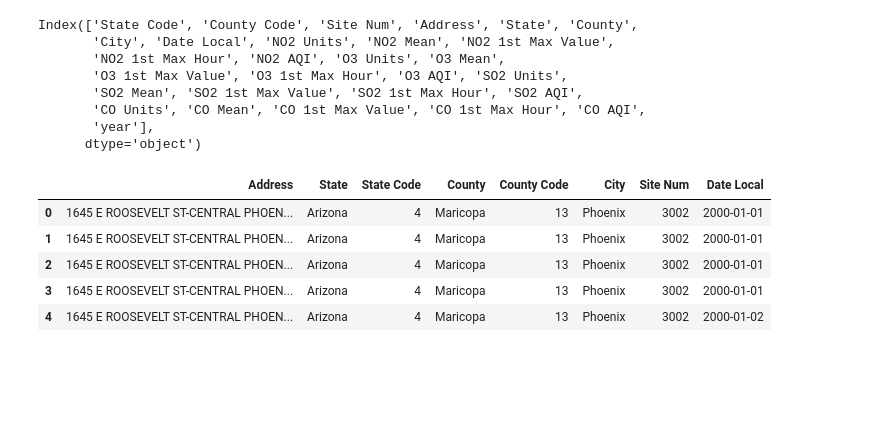
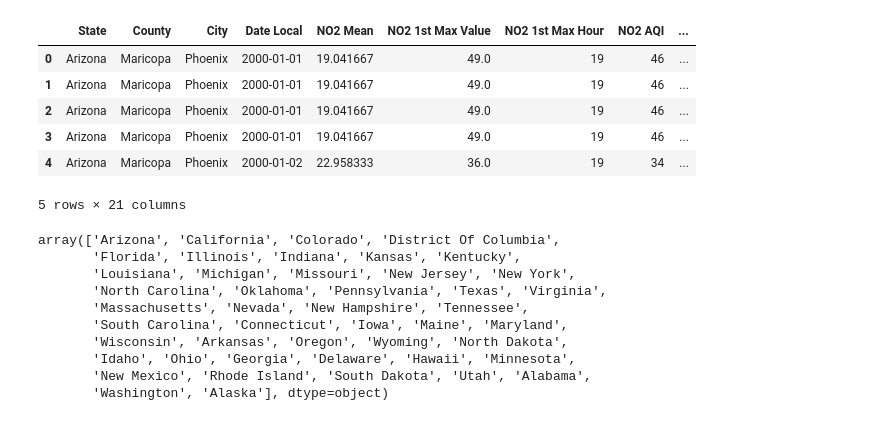
Before and after one commit to sachsjohn/Project_1_Pollution, a Jupyter notebook: Pollution Data.ipynb, the cells around one changed output. Cells and saved outputs as stored; diff of their text form; code cells hidden in the pictures; blank space fills up the shorter version.

```diff
--- a/Pollution Data.ipynb
+++ b/Pollution Data.ipynb
@@ -121,24 +17,27 @@ drop_null
-# %%
-# Get a reference to the column names
-pollution_df.columns
-# %% [output]
-Index(['State Code', 'County Code', 'Site Num', 'Address', 'State', 'County',
-       'City', 'Date Local', 'NO2 Units', 'NO2 Mean', 'NO2 1st Max Value',
-       'NO2 1st Max Hour', 'NO2 AQI', 'O3 Units', 'O3 Mean',
-       'O3 1st Max Value', 'O3 1st Max Hour', 'O3 AQI', 'SO2 Units',
-       'SO2 Mean', 'SO2 1st Max Value', 'SO2 1st Max Hour', 'SO2 AQI',
-       'CO Units', 'CO Mean', 'CO 1st Max Value', 'CO 1st Max Hour', 'CO AQI',
-       'year'],
-      dtype='object')
-# %%
-#general data
-poll_data = pollution_df[["Address", "State","State Code", "County", "County Code","City","Site Num","Date Local"
-                          ]]
-poll_data.head()
-# %% [output]
-|  | Address | State | State Code | County | County Code | City | Site Num | Date Local |
-| 0 | 1645 E ROOSEVELT ST-CENTRAL PHOEN... | Arizona | 4 | Maricopa | 13 | Phoenix | 3002 | 2000-01-01 |
-| 1 | 1645 E ROOSEVELT ST-CENTRAL PHOEN... | Arizona | 4 | Maricopa | 13 | Phoenix | 3002 | 2000-01-01 |
-| 2 | 1645 E ROOSEVELT ST-CENTRAL PHOEN... | Arizona | 4 | Maricopa | 13 | Phoenix | 3002 | 2000-01-01 |
-| 3 | 1645 E ROOSEVELT ST-CENTRAL PHOEN... | Arizona | 4 | Maricopa | 13 | Phoenix | 3002 | 2000-01-01 |
-| 4 | 1645 E ROOSEVELT ST-CENTRAL PHOEN... | Arizona | 4 | Maricopa | 13 | Phoenix | 3002 | 2000-01-02 |
+# %%
+# Delete extraneous column
+df = df.drop(['Unnamed: 0','State Code','County Code','Address','Site Num','NO2 Units','O3 Units','SO2 Units','CO Units'], axis=1)
+# Removing Mexico
+df = df[df.State!='Country Of Mexico']
+df.head()
+# %% [output]
+|  | State | County | City | Date Local | NO2 Mean | NO2 1st Max Value | NO2 1st Max Hour | NO2 AQI | ... |
+| 0 | Arizona | Maricopa | Phoenix | 2000-01-01 | 19.041667 | 49.0 | 19 | 46 | ... |
+| 1 | Arizona | Maricopa | Phoenix | 2000-01-01 | 19.041667 | 49.0 | 19 | 46 | ... |
+| 2 | Arizona | Maricopa | Phoenix | 2000-01-01 | 19.041667 | 49.0 | 19 | 46 | ... |
+| 3 | Arizona | Maricopa | Phoenix | 2000-01-01 | 19.041667 | 49.0 | 19 | 46 | ... |
+| 4 | Arizona | Maricopa | Phoenix | 2000-01-02 | 22.958333 | 36.0 | 19 | 34 | ... |
+5 rows × 21 columns
+# %%
+df.State.unique()
+# %% [output]
+array(['Arizona', 'California', 'Colorado', 'District Of Columbia',
+       'Florida', 'Illinois', 'Indiana', 'Kansas', 'Kentucky',
+       'Louisiana', 'Michigan', 'Missouri', 'New Jersey', 'New York',
+       'North Carolina', 'Oklahoma', 'Pennsylvania', 'Texas', 'Virginia',
+       'Massachusetts', 'Nevada', 'New Hampshire', 'Tennessee',
+       'South Carolina', 'Connecticut', 'Iowa', 'Maine', 'Maryland',
+       'Wisconsin', 'Arkansas', 'Oregon', 'Wyoming', 'North Dakota',
+       'Idaho', 'Ohio', 'Georgia', 'Delaware', 'Hawaii', 'Minnesota',
+       'New Mexico', 'Rhode Island', 'South Dakota', 'Utah', 'Alabama',
+       'Washington', 'Alaska'], dtype=object)
```
Also changed, not shown: parts of 29 cells of this notebook, 1 other file.
